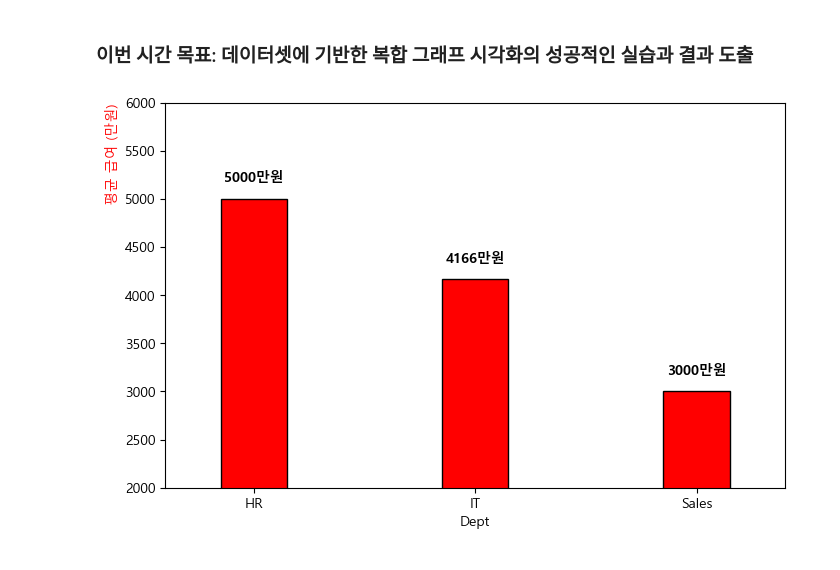
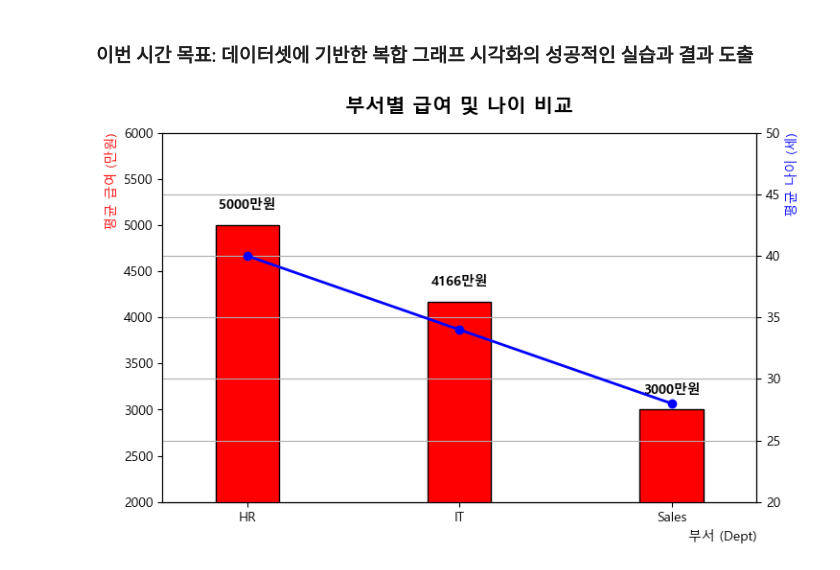
Before and after one commit to hslcrb/kw-competition-practice, a Jupyter notebook: 20260704-토요실습1.ipynb, the cells around one changed output. Cells and saved outputs as stored; diff of their text form; code cells hidden in the pictures.

```diff
--- a/20260704-토요실습1.ipynb
+++ b/20260704-토요실습1.ipynb
@@ -364,13 +364,25 @@ df_gr.plot(kind='bar', color='red', edgecolor='black', width=0.3)
 # %% [markdown]
 ### 이번 시간 목표: 데이터셋에 기반한 **복합 그래프** 시각화의 성공적인 실습과 결과 도출
 # %%
+# ax1
 fig, ax1=plt.subplots(figsize=(8,5))
 df_gr=df_cleaned[['Dept','Salary','Age']].groupby('Dept')[['Salary','Age']].mean()
 df_gr['Salary'].plot(kind='bar', color='red', edgecolor='black', width=0.3, ax=ax1, rot=0)
 plt.rc('font', family='Malgun Gothic')
 ax1.set_ylabel('평균 급여 (만원)', color='red', loc='top')
 ax1.set_ylim(2000,6000)
 plt.bar_label(ax1.containers[0], fmt='%d만원', padding=10, fontsize=10, fontweight='bold')
+
+# ax2
+ax2=ax1.twinx()
+df_gr['Age'].plot(kind='line', color='blue', linewidth=2, ax=ax2, rot=0, marker='o')
+ax2.set_ylabel('평균 나이 (세)', color='blue', loc='top')
+ax2.set_ylim(20,50)
+plt.grid()
+
+# 전체
+plt.title('부서별 급여 및 나이 비교', fontsize=15, fontweight='bold', pad=15)
+ax1.set_xlabel('부서 (Dept)', loc='right')
 plt.show()
 # %% [output]
-[figure, old version]
+[figure, new version]
```
Also changed, not shown: parts of 8 cells of this notebook.
